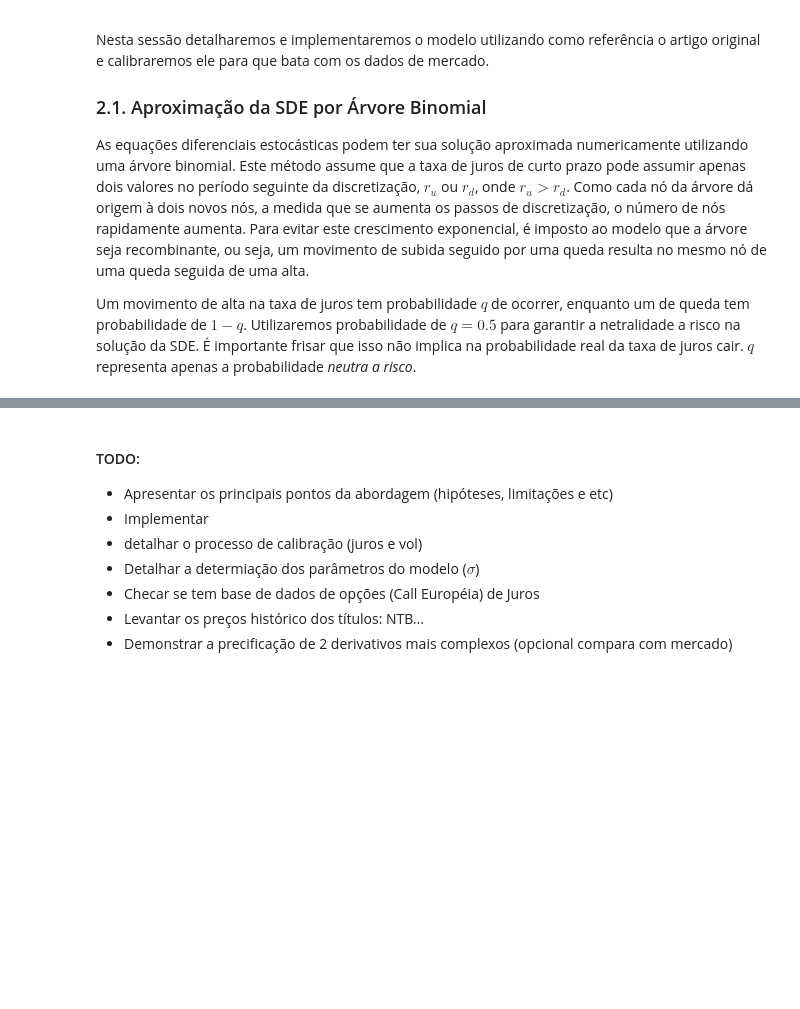
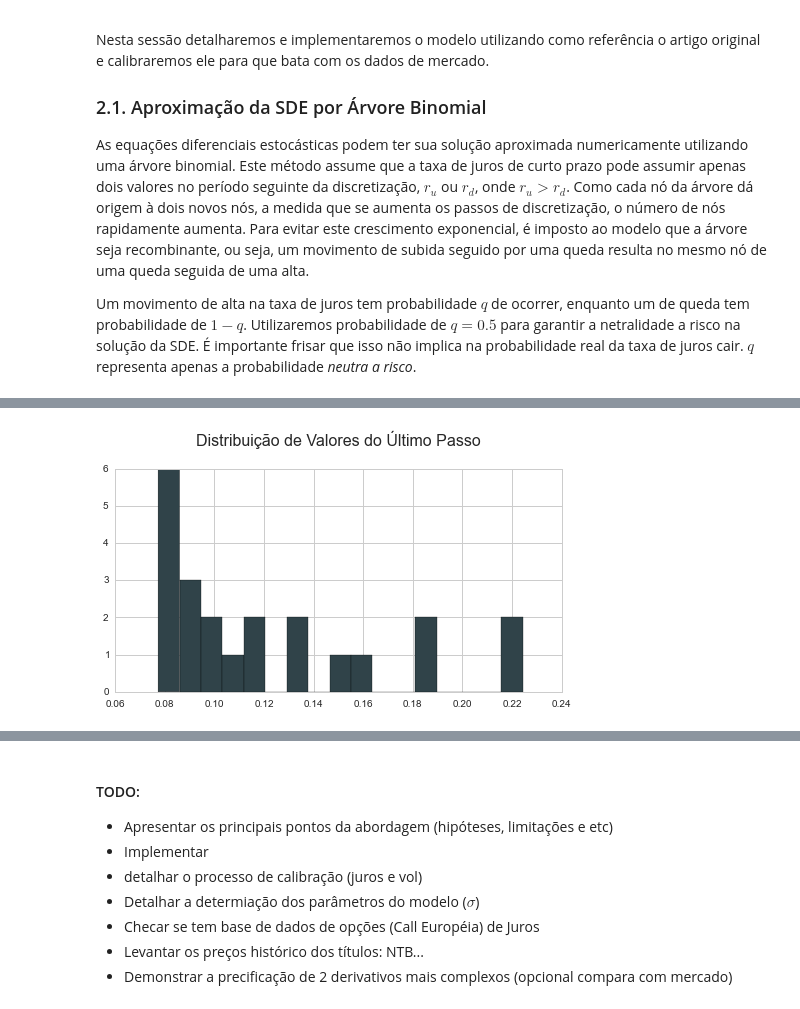
Before and after one commit to ucaiado/ShortRate_Model, a Jupyter notebook: Kalotay-Williams-Fabozzi.ipynb, the cells around one changed output, grey strips where cells are left out. Cells and saved outputs as stored; diff of their text form; code cells hidden in the pictures; blank space fills up the shorter version.

```diff
--- a/Kalotay-Williams-Fabozzi.ipynb
+++ b/Kalotay-Williams-Fabozzi.ipynb
@@ -195,0 +149,4 @@ df.T
+# %%
+my_tree.plot_hist();
+# %% [output]
+[figure, added]
```
Also changed, not shown: parts of 96 cells of this notebook, 1 other file.
